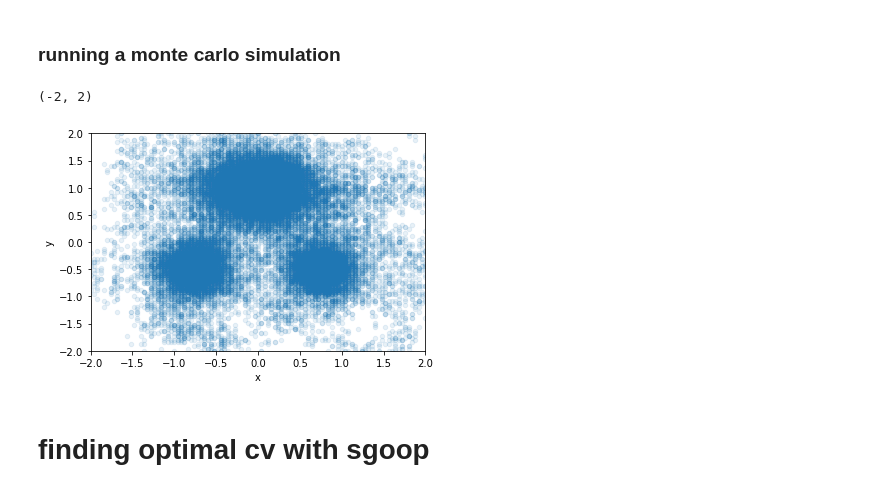
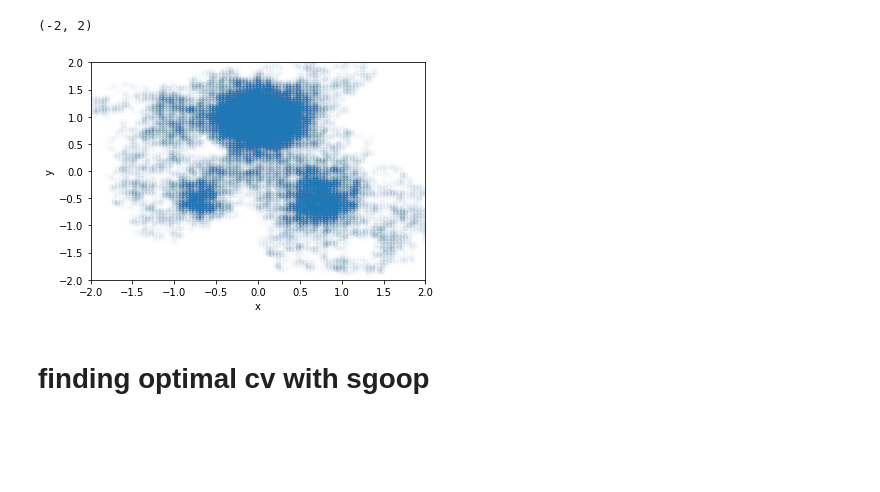
Before and after one commit to anotherjoshsmith/SGOOP, a Jupyter notebook: examples/model_potentials.ipynb, the cells around one changed output. Cells and saved outputs as stored; diff of their text form; code cells hidden in the pictures; blank space fills up the shorter version.

Commit message:
fix model potential example

```diff
--- a/examples/model_potentials.ipynb
+++ b/examples/model_potentials.ipynb
@@ -0,0 +347,36 @@
+# %%
+# evaluate spectral gap for various CVs
+thetas = np.linspace(0, np.pi / 2, 20)
+sg = np.zeros_like(thetas)
+for idx, angle in enumerate(thetas):
+    rc = angle_to_rc(angle)
+    prob, grid = md_prob(
+        rc,
+        md_traj,
+        sgoop_params['cv_cols'],
+        md_traj['weights'].values,
+        sgoop_params['rc_bins'],
+        sgoop_params['kde'],
+        sgoop_params['bw']
+    )
+    # calculate spectral gap
+    sg[idx] = sgoop(
+        prob,
+        None,
+        sgoop_params['d'],
+        sgoop_params['wells'],
+        sgoop_params['diffusivity'],
+    )
+
+    print(f'rc{idx:2d}:  angle: {angle:6.3f}  sg: {sg[idx]:6.3f}')
+
+opt_theta = thetas[np.argmax(sg)]
+opt_rc = angle_to_rc(opt_theta)
+print(f'optimized RC: {opt_rc}')
+print(f'spectral gap: {sg.max()}')
+
+plt.plot(thetas, sg)
+plt.xlabel('theta (rad)')
+plt.ylabel('spectral gap')
+plt.xticks([0, np.pi/4, np.pi/2])
+plt.show()
@@ -74,14 +489,12 @@ plt.set_cmap('viridis')
-# %% [markdown]
-### running a monte carlo simulation
 # %%
 simulation_results = monte_carlo_simulation(
-    single_sgoop_potential, kt=3, num_steps=500000
+    single_sgoop_potential, kt=3, num_steps=100000
 )
 # %%
-monte_carlo_traj = pd.DataFrame(simulation_results[::10], columns=['x', 'y'])
-monte_carlo_traj.plot.scatter(0, 1, alpha=0.1)
+monte_carlo_traj = pd.DataFrame(simulation_results, columns=['x', 'y'])
+monte_carlo_traj.plot.scatter(0, 1, alpha=0.01)
 plt.ylim([-2, 2])
 plt.xlim([-2, 2])
 # %% [output]
 (-2, 2)
-[figure, old version]
+[figure, new version]
```
Also changed, not shown: parts of 52 cells of this notebook.
